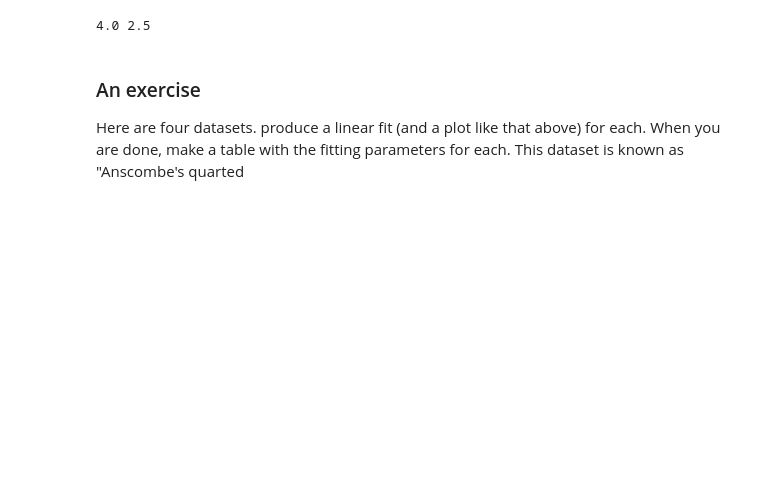
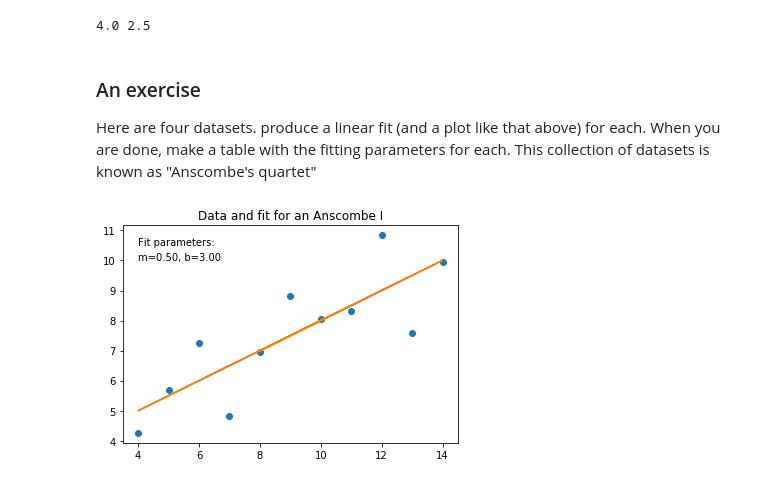
Before and after one commit to tachycline/PHYS381, a Jupyter notebook: notebooks/Linear fits.ipynb, the cells around one changed output. Cells and saved outputs as stored; diff of their text form; code cells hidden in the pictures; blank space fills up the shorter version.

```diff
--- a/notebooks/Linear fits.ipynb
+++ b/notebooks/Linear fits.ipynb
@@ -76,7 +76,7 @@ print(slope, intercept)
 # %% [markdown]
 ### An exercise
 
-Here are four datasets. produce a linear fit (and a plot like that above) for each. When you are done, make a table with the fitting parameters for each.  This dataset is known as "Anscombe's quarted
+Here are four datasets. produce a linear fit (and a plot like that above) for each. When you are done, make a table with the fitting parameters for each.  This collection of datasets is known as "Anscombe's quartet"
 # %%
 import pandas as pd
 
@@ -84,3 +84,20 @@ ans1 = pd.read_pickle("../data/ans1.pkl")
 ans2 = pd.read_pickle("../data/ans2.pkl")
 ans3 = pd.read_pickle("../data/ans3.pkl")
 ans4 = pd.read_pickle("../data/ans4.pkl")
+# %%
+popt1, pcov1 = curve_fit(linfunc, ans1.x, ans1.y)
+popt2, pcov2 = curve_fit(linfunc, ans2.x, ans2.y)
+popt3, pcov3 = curve_fit(linfunc, ans3.x, ans3.y)
+popt4, pcov4 = curve_fit(linfunc, ans4.x, ans4.y)
+
+def anscombe_plot(ansdf, setlabel):
+    popt, pcov = curve_fit(linfunc, ansdf.x, ansdf.y)
+    plt.plot(ansdf.x, ansdf.y, "o", label="data")
+    plt.plot(ansdf.x, linfunc(ansdf.x, *popt), label="fit")
+    plt.text(4, 10, "m={:4.2f}, b={:4.2f}".format(popt[0], popt[1]))
+    plt.text(4, 10.5, "Fit parameters:")
+    title = plt.title("Data and fit for an Anscombe {}".format(setlabel))
+    #plt.ylim(0,12)
+anscombe_plot(ans1, "I")
+# %% [output]
+[figure, added]
```
Also changed, not shown: parts of 9 cells of this notebook, 7 other files.
